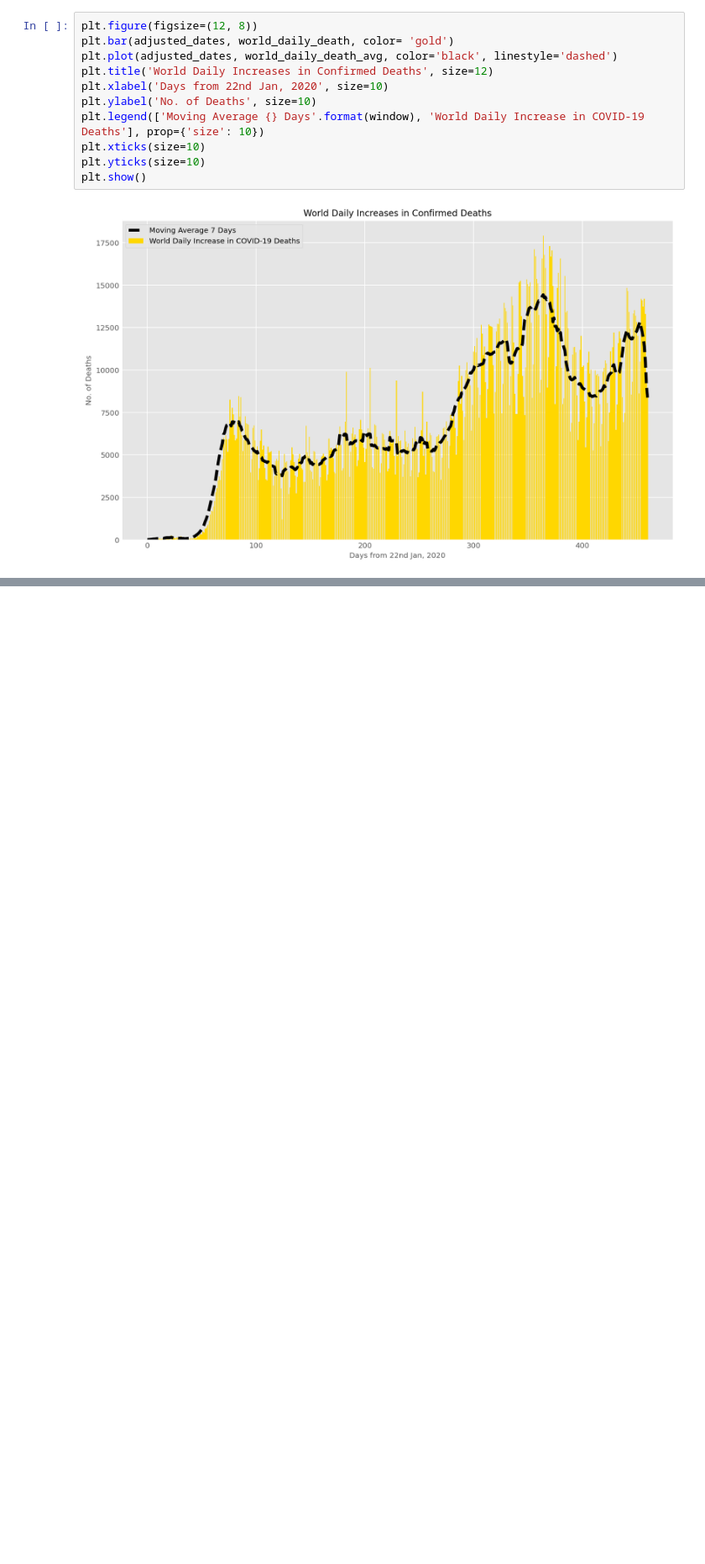
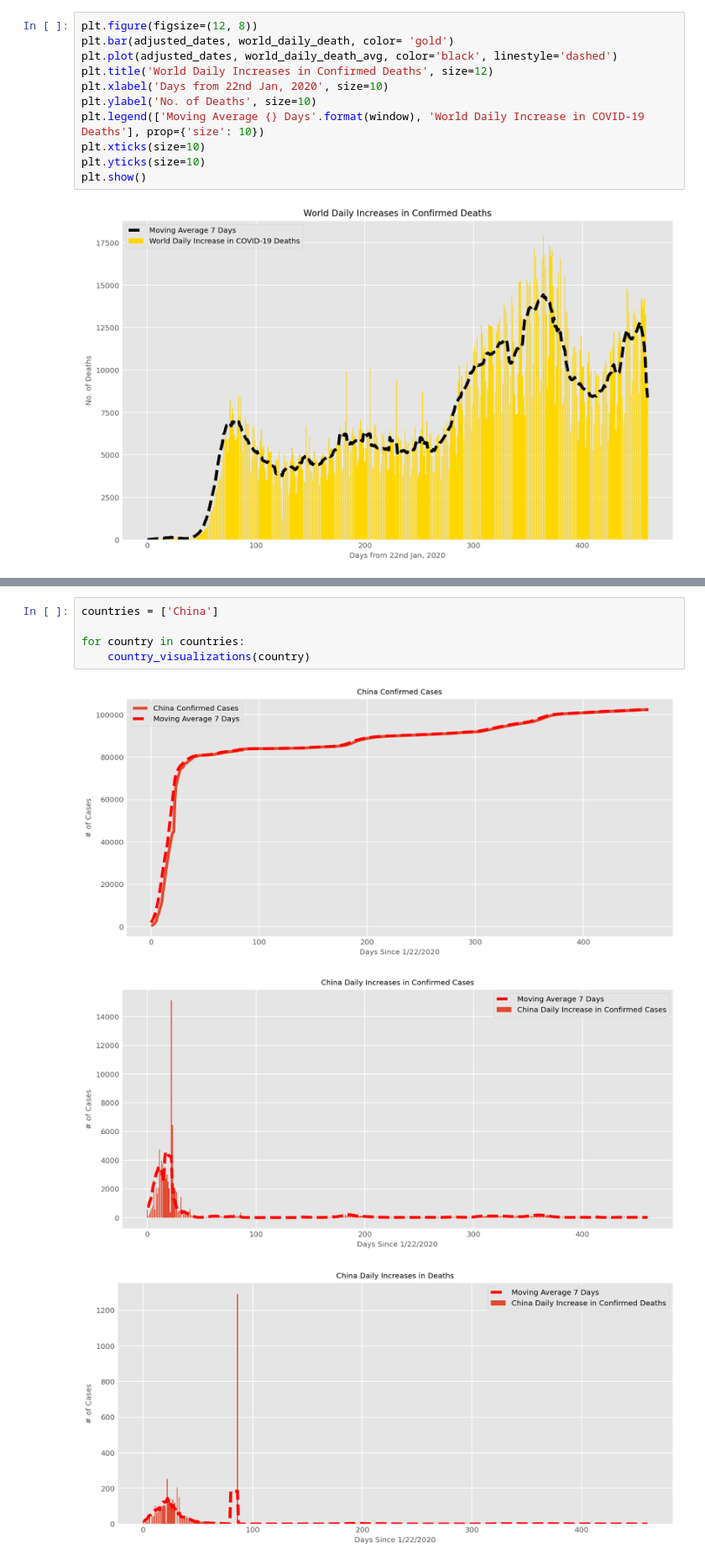
Before and after one commit to mrunallll/COVID-19-Visualizations, a Jupyter notebook: COVID_19_Modelling.ipynb, the cells around one changed output, grey strips where cells are left out. Shown at 84% size. Cells and saved outputs as stored; diff of their text form; blank space fills up the shorter version.

```diff
--- a/COVID_19_Modelling.ipynb
+++ b/COVID_19_Modelling.ipynb
@@ -242,0 +322,9 @@ plt.show()
+# %%
+countries = ['China']
+
+for country in countries:
+    country_visualizations(country)
+# %% [output]
+[figure, added]
+[figure, added]
+[figure, added]
```
Also changed, not shown: parts of 5 cells of this notebook.
